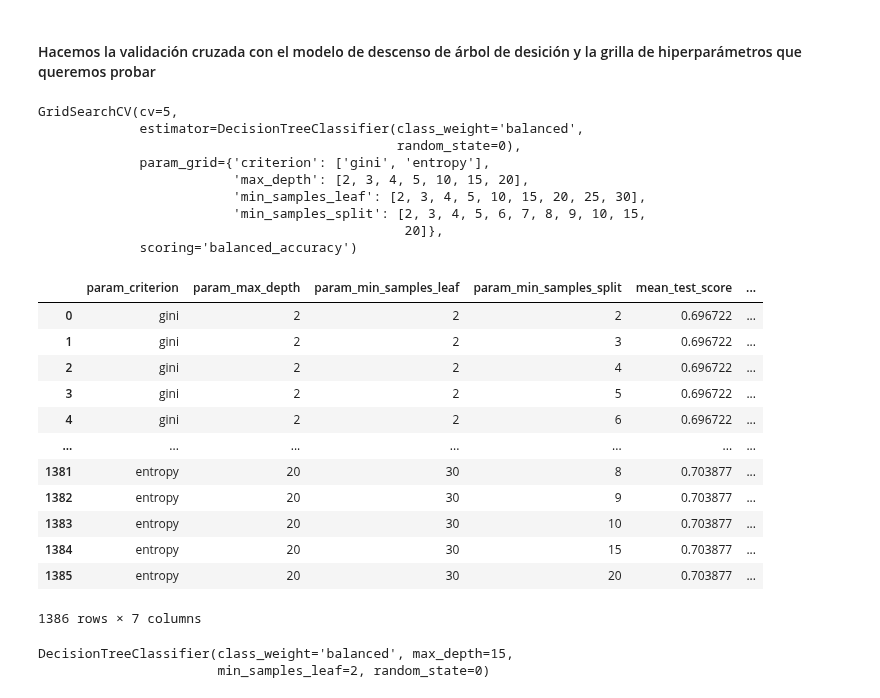
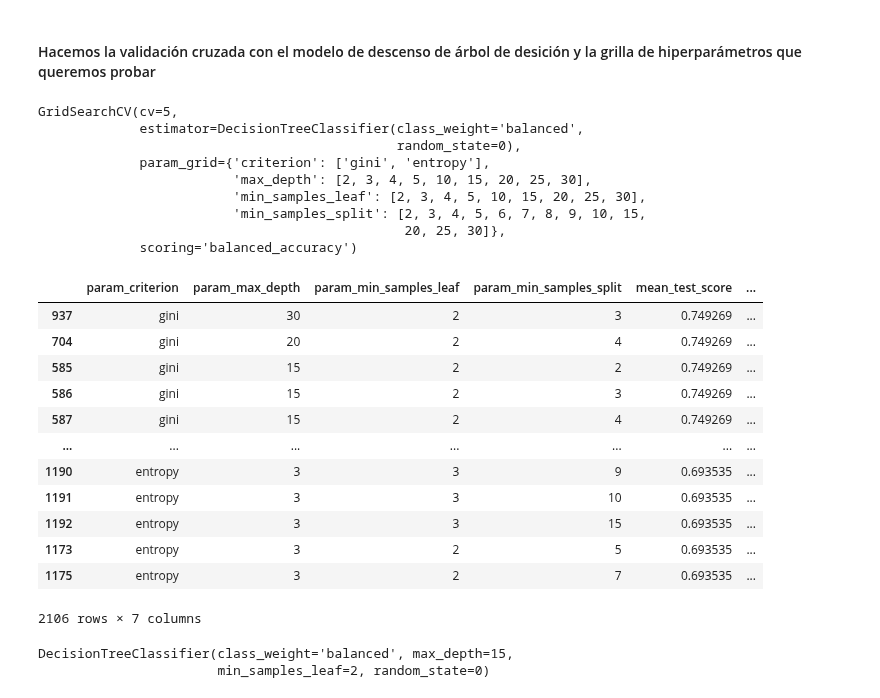
Before and after one commit to estebanarr/intro_aprendizaje_automatico, a Jupyter notebook: Notebooks/Laboratorio 2.ipynb, the cells around one changed output. Saved outputs shown, nothing was run; the diff lists cells and outputs as text; code cells hidden in the pictures.

```diff
--- a/Notebooks/Laboratorio 2.ipynb
+++ b/Notebooks/Laboratorio 2.ipynb
@@ -584,9 +584,9 @@ Documentación:
 # %%
 param_grid = {
     "criterion": ["gini", "entropy"],
-    'max_depth': [2,3,4,5,10,15,20],
+    'max_depth': [2,3,4,5,10,15,20,25,30],
     "min_samples_leaf": [2,3,4,5,10,15,20,25,30],
-    "min_samples_split": [2,3,4,5,6,7,8,9,10,15,20]
+    "min_samples_split": [2,3,4,5,6,7,8,9,10,15,20,25,30]
 }
 # %% [markdown]
 #### Hacemos la validación cruzada con el modelo de descenso de árbol de desición y la grilla de hiperparámetros que queremos probar
@@ -600,30 +600,30 @@ GridSearchCV(cv=5,
              estimator=DecisionTreeClassifier(class_weight='balanced',
                                               random_state=0),
              param_grid={'criterion': ['gini', 'entropy'],
-                         'max_depth': [2, 3, 4, 5, 10, 15, 20],
+                         'max_depth': [2, 3, 4, 5, 10, 15, 20, 25, 30],
                          'min_samples_leaf': [2, 3, 4, 5, 10, 15, 20, 25, 30],
                          'min_samples_split': [2, 3, 4, 5, 6, 7, 8, 9, 10, 15,
-                                               20]},
+                                               20, 25, 30]},
              scoring='balanced_accuracy')
 # %%
 results = cv.cv_results_
 # %%
 df = pd.DataFrame(results)
-df[['param_criterion', 'param_max_depth', "param_min_samples_leaf","param_min_samples_split",'mean_test_score', 'std_test_score', 'rank_test_score']]
+df[['param_criterion', 'param_max_depth', "param_min_samples_leaf","param_min_samples_split",'mean_test_score', 'std_test_score', 'rank_test_score']].sort_values('rank_test_score')
 # %% [output]
 |  | param_criterion | param_max_depth | param_min_samples_leaf | param_min_samples_split | mean_test_score | ... |
-| 0 | gini | 2 | 2 | 2 | 0.696722 | ... |
-| 1 | gini | 2 | 2 | 3 | 0.696722 | ... |
-| 2 | gini | 2 | 2 | 4 | 0.696722 | ... |
-| 3 | gini | 2 | 2 | 5 | 0.696722 | ... |
-| 4 | gini | 2 | 2 | 6 | 0.696722 | ... |
+| 937 | gini | 30 | 2 | 3 | 0.749269 | ... |
+| 704 | gini | 20 | 2 | 4 | 0.749269 | ... |
+| 585 | gini | 15 | 2 | 2 | 0.749269 | ... |
+| 586 | gini | 15 | 2 | 3 | 0.749269 | ... |
+| 587 | gini | 15 | 2 | 4 | 0.749269 | ... |
 | ... | ... | ... | ... | ... | ... | ... |
-| 1381 | entropy | 20 | 30 | 8 | 0.703877 | ... |
-| 1382 | entropy | 20 | 30 | 9 | 0.703877 | ... |
-| 1383 | entropy | 20 | 30 | 10 | 0.703877 | ... |
-| 1384 | entropy | 20 | 30 | 15 | 0.703877 | ... |
-| 1385 | entropy | 20 | 30 | 20 | 0.703877 | ... |
+| 1190 | entropy | 3 | 3 | 9 | 0.693535 | ... |
+| 1191 | entropy | 3 | 3 | 10 | 0.693535 | ... |
+| 1192 | entropy | 3 | 3 | 15 | 0.693535 | ... |
+| 1173 | entropy | 3 | 2 | 5 | 0.693535 | ... |
+| 1175 | entropy | 3 | 2 | 7 | 0.693535 | ... |
-1386 rows × 7 columns
+2106 rows × 7 columns
 # %%
 cv.best_estimator_
 # %% [output]
```
Also changed, not shown: parts of 13 cells of this notebook.
